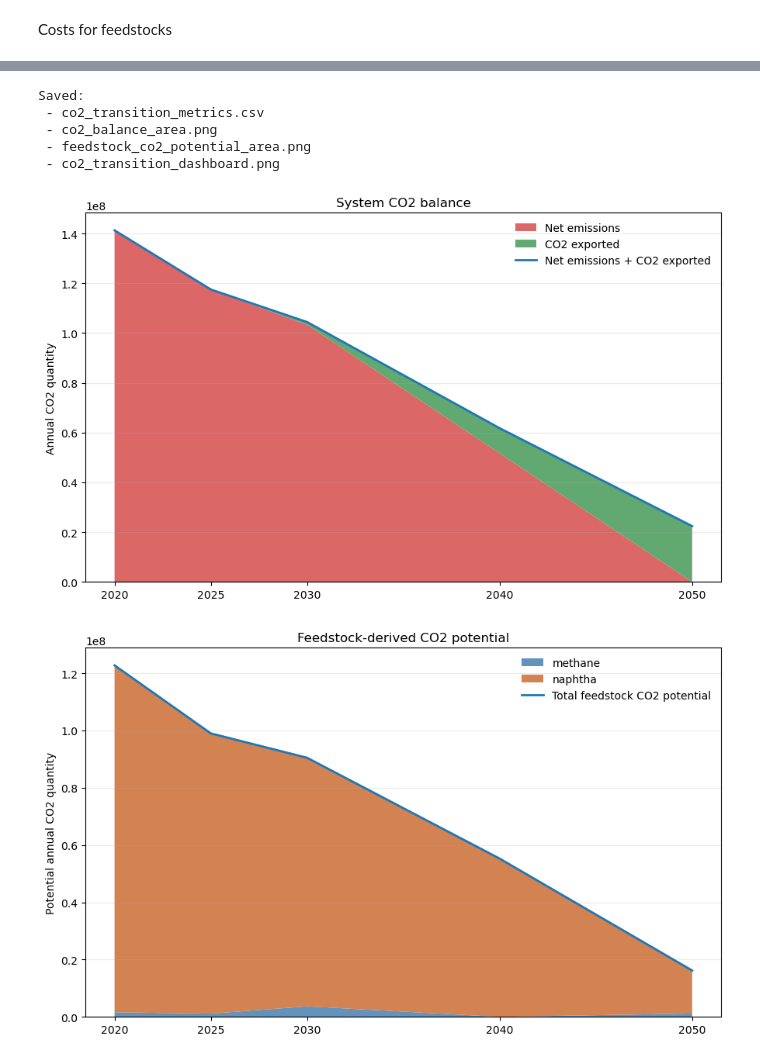
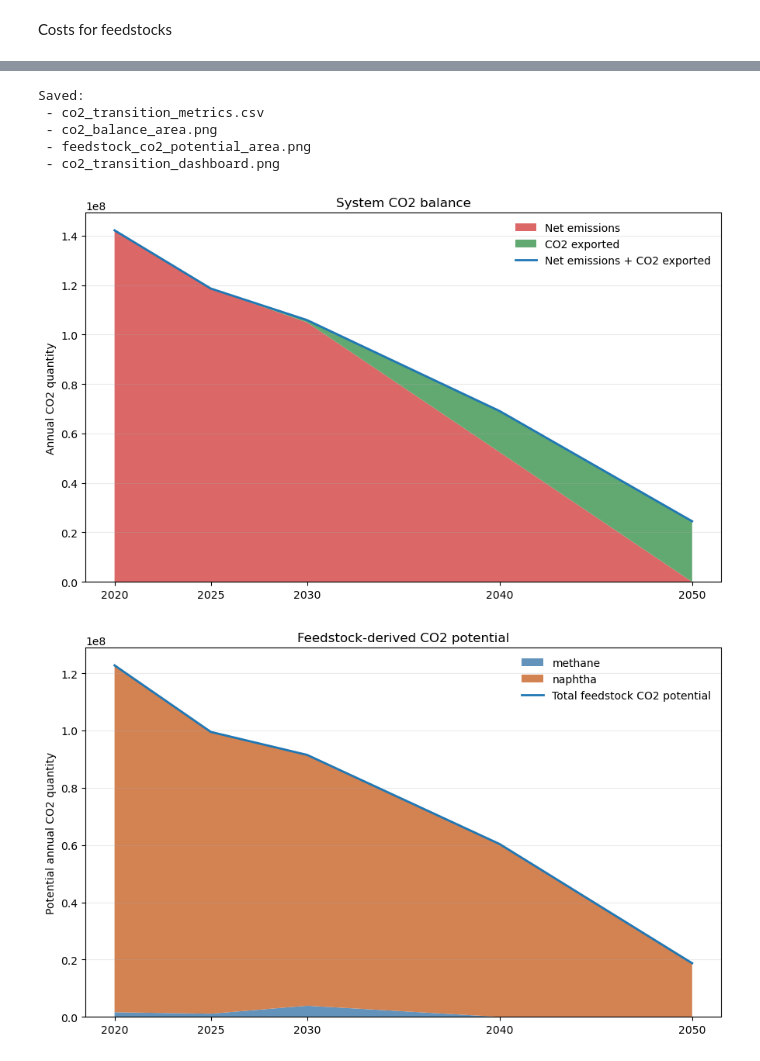
Before and after one commit to AlessandroMagnino/AdOpT-NET0_my, a Jupyter notebook: output_analysers/h5_reader.ipynb, the cells around one changed output, grey strips where cells are left out. Cells and saved outputs as stored; diff of their text form; code cells hidden in the pictures.

```diff
--- a/output_analysers/h5_reader.ipynb
+++ b/output_analysers/h5_reader.ipynb
@@ -2971,15 +2975,15 @@ def plot_feedstock_spending_shares(
 if __name__ == "__main__":
     # Example 1: explicit list. Year is inferred from the parent folder name when available.
     h5_files = [
-        r"output/base_case_10_dd/2020/optimization_results.h5",
-        r"output/base_case_10_dd/2025/optimization_results.h5",
-        r"output/base_case_10_dd/2030/optimization_results.h5",
-        r"output/base_case_10_dd/2040/optimization_results.h5",
-        r"output/base_case_10_dd/2050/optimization_results.h5"
+        r"output/high_feedstock_availability_5_dd/2020/optimization_results.h5",
+        r"output/high_feedstock_availability_5_dd/2025/optimization_results.h5",
+        r"output/high_feedstock_availability_5_dd/2030/optimization_results.h5",
+        r"output/high_feedstock_availability_5_dd/2040/optimization_results.h5",
+        r"output/high_feedstock_availability_5_dd/2050/optimization_results.h5"
     ]
 
     # Example 2: recursive discovery.
-    # h5_files = sorted(Path("output\base_case_10_dd").glob("**/optimization_results.h5"))
+    # h5_files = sorted(Path("output\base_case_5_dd").glob("**/optimization_results.h5"))
 
     # If you want explicit control, set include_carriers to the feedstocks you care about.
     include_carriers = ["naphtha", "methane", "biomass", "MPW", "electricity_grid", "CO2", "hydrogen", "naphtha_bio", "methane_bio"]
@@ -3400,37 +3404,37 @@ def plot_combined_dashboard(
 if __name__ == "__main__":
     # Example input list. The year is inferred from the parent folder.
     h5_files = [
-        r"output/base_case_10_dd/2020/optimization_results.h5",
-        r"output/base_case_10_dd/2025/optimization_results.h5",
-        r"output/base_case_10_dd/2030/optimization_results.h5",
-        r"output/base_case_10_dd/2040/optimization_results.h5",
-        r"output/base_case_10_dd/2050/optimization_results.h5",
+        r"output/base_case_5_dd/2020/optimization_results.h5",
+        r"output/base_case_5_dd/2025/optimization_results.h5",
+        r"output/base_case_5_dd/2030/optimization_results.h5",
+        r"output/base_case_5_dd/2040/optimization_results.h5",
+        r"output/base_case_5_dd/2050/optimization_results.h5",
     ]
 
     # Keep only files that actually exist so the example block does not fail.
     h5_files = [Path(p) for p in h5_files if Path(p).exists()]
 
     if not h5_files:
         print("No H5 files found. Update 'h5_files' in the __main__ block.")
         raise SystemExit(0)
 
     metrics_df = analyze_h5_files(h5_files)
     # metrics_df.to_csv("co2_transition_metrics.csv", index=False)
 
     plot_co2_balance(metrics_df, "co2_balance_area.png")
     plot_feedstock_potential(metrics_df, "feedstock_co2_potential_area.png")
     plot_combined_dashboard(metrics_df, "co2_transition_dashboard.png")
 
     print("Saved:")
     print(" - co2_transition_metrics.csv")
     print(" - co2_balance_area.png")
     print(" - feedstock_co2_potential_area.png")
     print(" - co2_transition_dashboard.png")
 # %% [output]
 Saved:
  - co2_transition_metrics.csv
  - co2_balance_area.png
  - feedstock_co2_potential_area.png
  - co2_transition_dashboard.png
-[figure, old version]
+[figure, new version]
-[figure, old version]
+[figure, new version]
```
Also changed, not shown: parts of 4 cells of this notebook, 12 other files.
